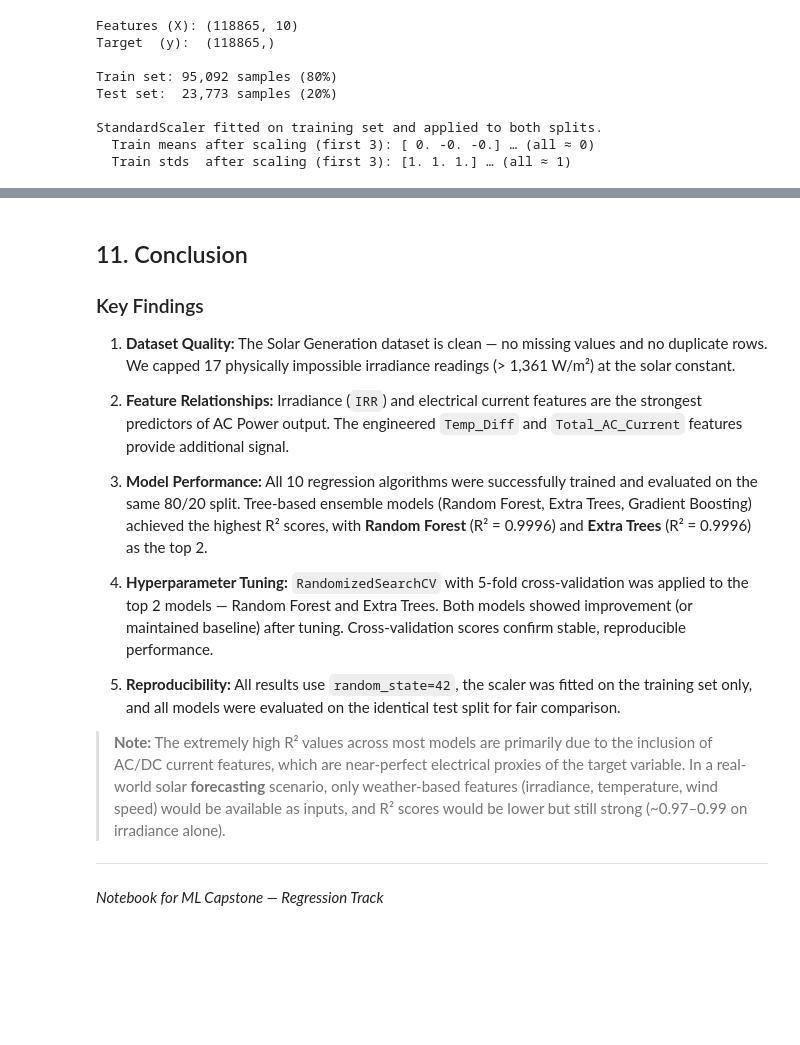
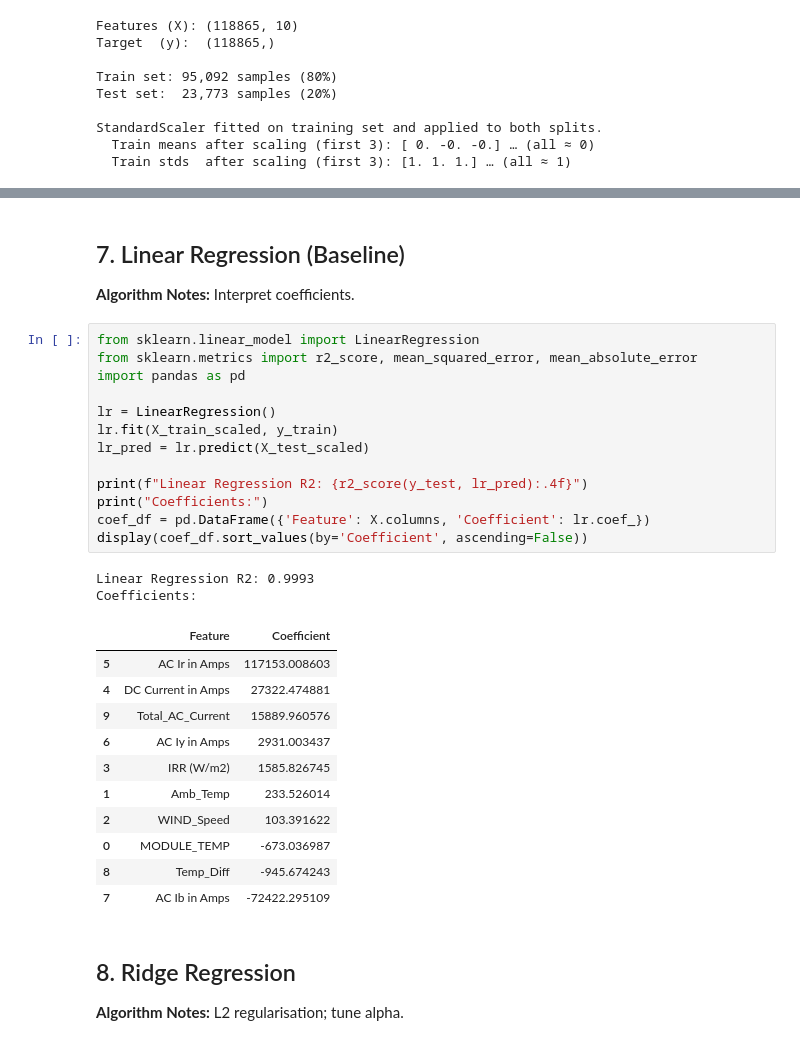
Before and after one commit to TejasviSenka/Machine_Learning_Capstone, a Jupyter notebook: notebooks/regression.ipynb, the cells around one changed output, grey strips where cells are left out. Drawn from its saved outputs; the diff is of its cells as text; blank space fills up the shorter version.

```diff
--- a/notebooks/regression.ipynb
+++ b/notebooks/regression.ipynb
@@ -813,19 +445,33 @@ Feature Importance Ranking:
-# %% [markdown]
-## 11. Conclusion
-
-### Key Findings
-
-1. **Dataset Quality:** The Solar Generation dataset is clean — no missing values and no duplicate rows. We capped 17 physically impossible irradiance readings (> 1,361 W/m²) at the solar constant.
-
-2. **Feature Relationships:** Irradiance (`IRR`) and electrical current features are the strongest predictors of AC Power output. The engineered `Temp_Diff` and `Total_AC_Current` features provide additional signal.
-
-3. **Model Performance:** All 10 regression algorithms were successfully trained and evaluated on the same 80/20 split. Tree-based ensemble models (Random Forest, Extra Trees, Gradient Boosting) achieved the highest R² scores, with **Random Forest** (R² = 0.9996) and **Extra Trees** (R² = 0.9996) as the top 2.
-
-4. **Hyperparameter Tuning:** `RandomizedSearchCV` with 5-fold cross-validation was applied to the top 2 models — Random Forest and Extra Trees. Both models showed improvement (or maintained baseline) after tuning. Cross-validation scores confirm stable, reproducible performance.
-
-5. **Reproducibility:** All results use `random_state=42`, the scaler was fitted on the training set only, and all models were evaluated on the identical test split for fair comparison.
-
-> **Note:** The extremely high R² values across most models are primarily due to the inclusion of AC/DC current features, which are near-perfect electrical proxies of the target variable. In a real-world solar **forecasting** scenario, only weather-based features (irradiance, temperature, wind speed) would be available as inputs, and R² scores would be lower but still strong (~0.97–0.99 on irradiance alone).
-
----
-*Notebook for ML Capstone — Regression Track*
+# %% [markdown]
+## 7. Linear Regression (Baseline)
+**Algorithm Notes:** Interpret coefficients.
+# %%
+from sklearn.linear_model import LinearRegression
+from sklearn.metrics import r2_score, mean_squared_error, mean_absolute_error
+import pandas as pd
+
+lr = LinearRegression()
+lr.fit(X_train_scaled, y_train)
+lr_pred = lr.predict(X_test_scaled)
+
+print(f"Linear Regression R2: {r2_score(y_test, lr_pred):.4f}")
+print("Coefficients:")
+coef_df = pd.DataFrame({'Feature': X.columns, 'Coefficient': lr.coef_})
+display(coef_df.sort_values(by='Coefficient', ascending=False))
+# %% [output]
+Linear Regression R2: 0.9993
+Coefficients:
+|  | Feature | Coefficient |
+| 5 | AC Ir in Amps | 117153.008603 |
+| 4 | DC Current in Amps | 27322.474881 |
+| 9 | Total_AC_Current | 15889.960576 |
+| 6 | AC Iy in Amps | 2931.003437 |
+| 3 | IRR (W/m2) | 1585.826745 |
+| 1 | Amb_Temp | 233.526014 |
+| 2 | WIND_Speed | 103.391622 |
+| 0 | MODULE_TEMP | -673.036987 |
+| 8 | Temp_Diff | -945.674243 |
+| 7 | AC Ib in Amps | -72422.295109 |
+# %% [markdown]
+## 8. Ridge Regression
+**Algorithm Notes:** L2 regularisation; tune alpha.
```
Also changed, not shown: parts of 43 cells of this notebook.
